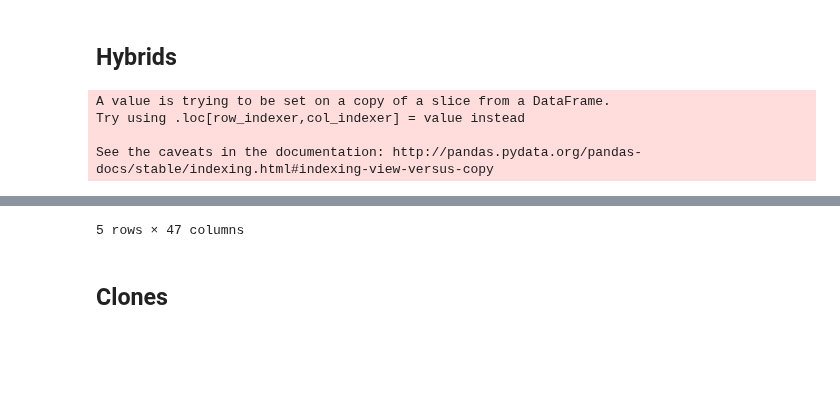
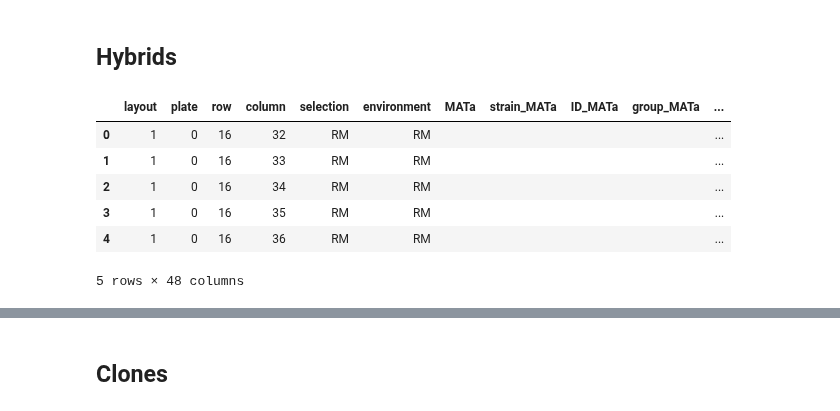
Before and after one commit to ivazquez/clonal-heterogeneity, a Jupyter notebook: src/figure5.ipynb, the cells around one changed output, grey strips where cells are left out. Cells and saved outputs as stored; diff of their text form; code cells hidden in the pictures; blank space fills up the shorter version.

```diff
--- a/src/figure5.ipynb
+++ b/src/figure5.ipynb
@@ -86,28 +86,31 @@ See the caveats in the documentation: http://pandas.pydata.org/pandas-docs/stabl
 ## Hybrids
 # %%
 # load data
-hybrids_abs_df = utils.load_data(dir_data+'pheno/pheno_hybrids_abs.pickle')
-hybrids_norm_df = utils.load_data(dir_data+'pheno/pheno_hybrids_norm.pickle')
+hybrids_abs_df = utils.load_data(dir_data+'pheno/genetic-cross/pheno_hybrids_abs.pickle')
+hybrids_norm_df = utils.load_data(dir_data+'pheno/genetic-cross/pheno_hybrids_norm.pickle')
 
-# filter out blank positions, contamination and constructs
-hybrids_norm_df = hybrids_norm_df[~(hybrids_norm_df['strain'].isin([('control','control'),('','')]))&\
-                                  ~(hybrids_norm_df['genotype_long'].isin([u'fpr1Δ',u'tor1Δ']))]
+# # filter out blank positions, contamination and constructs
+# hybrids_norm_df = hybrids_norm_df[~(hybrids_norm_df['strain'].isin([('control','control'),('','')]))&\
+#                                   ~(hybrids_norm_df['genotype_long'].isin([u'fpr1Δ',u'tor1Δ']))]
 
-# set contaminated samples as missing (NaN)
-hybrids_norm_df[hybrids_norm_df['contamination'].isin([('yes','yes'),('no','yes'),('yes','no')])]['growth_rate'] = np.nan
+# # set contaminated samples as missing (NaN)
+# hybrids_norm_df[hybrids_norm_df['contamination'].isin([('yes','yes'),('no','yes'),('yes','no')])]['growth_rate'] = np.nan
 
-hybrids_norm_df['individual'] = zip(hybrids_norm_df['background'],
-                                    hybrids_norm_df['population'],
-                                    hybrids_norm_df['gene'],
-                                    hybrids_norm_df['tetrad'],
-                                    hybrids_norm_df['spore'])
+# hybrids_norm_df['individual'] = zip(hybrids_norm_df['background'],
+#                                     hybrids_norm_df['population'],
+#                                     hybrids_norm_df['gene'],
+#                                     hybrids_norm_df['tetrad'],
+#                                     hybrids_norm_df['spore'])
 
 # remove NaNs
 # hybrids_norm_df = hybrids_norm_df[np.isfinite(hybrids_norm_df['growth_rate'])]
 
 hybrids_norm_df.head()  # show dataframe header to stdout
 # %% [output]
+|  | layout | plate | row | column | selection | environment | MATa | strain_MATa | ID_MATa | group_MATa | ... |
+| 0 | 1 | 0 | 16 | 32 | RM | RM |  |  |  |  | ... |
+| 1 | 1 | 0 | 16 | 33 | RM | RM |  |  |  |  | ... |
+| 2 | 1 | 0 | 16 | 34 | RM | RM |  |  |  |  | ... |
+| 3 | 1 | 0 | 16 | 35 | RM | RM |  |  |  |  | ... |
+| 4 | 1 | 0 | 16 | 36 | RM | RM |  |  |  |  | ... |
-A value is trying to be set on a copy of a slice from a DataFrame.
-Try using .loc[row_indexer,col_indexer] = value instead
-
-See the caveats in the documentation: http://pandas.pydata.org/pandas-docs/stable/indexing.html#indexing-view-versus-copy
+5 rows × 48 columns
@@ -120 +116,0 @@ See the caveats in the documentation: http://pandas.pydata.org/pandas-docs/stabl
-5 rows × 47 columns
```
Also changed, not shown: parts of 8 cells of this notebook.
